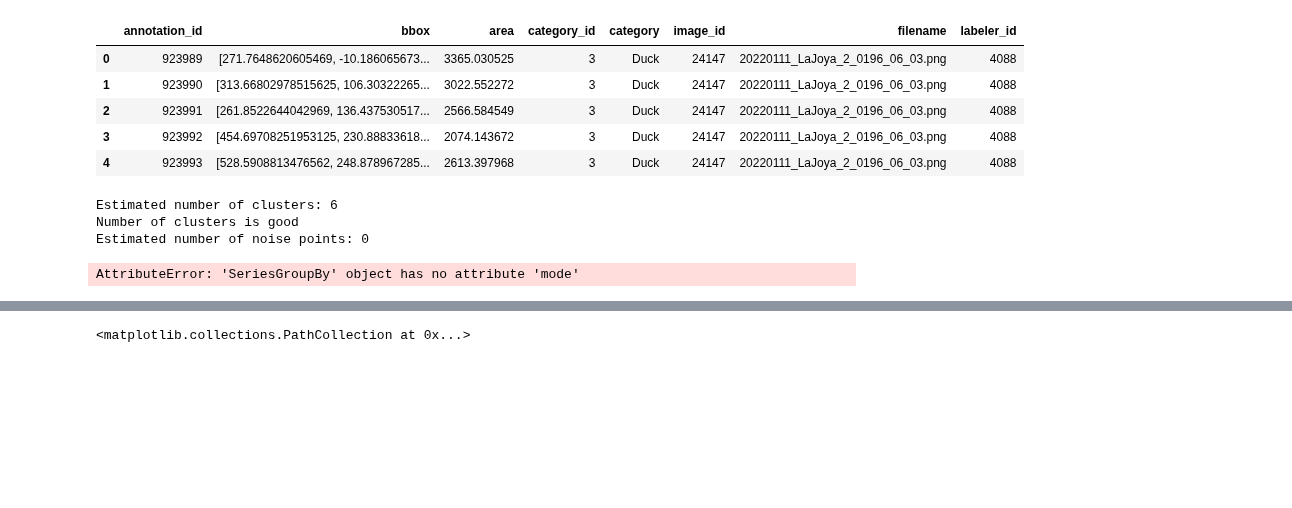
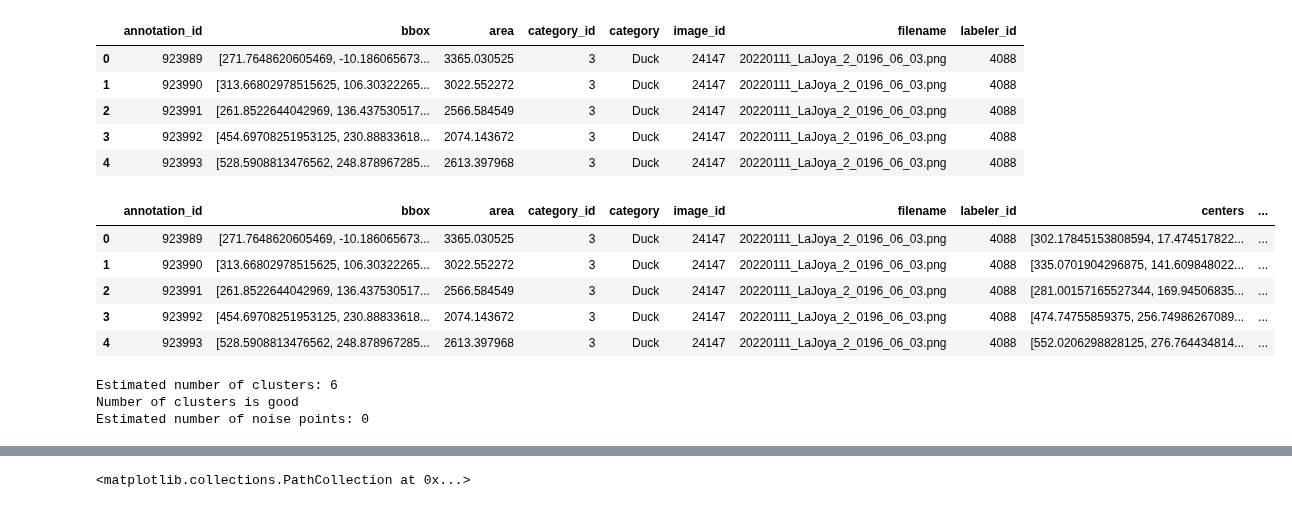
Before and after one commit to rowanoaktree/AggregationScripts, a Jupyter notebook: Scratch/Cluster.ipynb, the cells around one changed output, grey strips where cells are left out. Drawn from its saved outputs; the diff is of its cells as text; code cells hidden in the pictures; blank space fills up the shorter version.

```diff
--- a/Scratch/Cluster.ipynb
+++ b/Scratch/Cluster.ipynb
@@ -55,27 +55,47 @@ df.head()
 # %%
 #PREPARE DATA FOR INPUT INTO DBSCAN
 
-#bboxes, filenames, cats = df["bbox"].to_list(), df["filename"].to_list(), df["category"].to_list()
-bboxes, filenames, cats = df["bbox"], df["filename"], df["category"]
-
-#2- Derive bounding box centers and append as new column
-#Derive centers for all bboxes
+#Derive bounding box centers
+bboxes = df["bbox"]
+c_x = []
+c_y = []
 x = []
 y = []
+w = []
+h = []
 centers = []
 for coord in bboxes:
     center = (coord[0]+(coord[2]/2), coord[1]+(coord[3]/2))
-    x.append(center[0])
-    y.append(center[1])
+    c_x.append(center[0])
+    c_y.append(center[1])
+    x.append(coord[0])
+    y.append(coord[1])
+    w.append(coord[2])
+    h.append(coord[3])
     centers.append(center)
 #Make these centers into a coordinate format
 coords = []
 for row in centers:
     coord = list(row)
     coords.append(coord)
+#Append new columns to dataframe for manipulating later
 df["centers"] = coords
+df['x'] = x
+df['y'] = y
+df['w'] = w
+df['h'] = h
+
 #Transform into numpy array for input into DBSCAN
 array = np.array(coords)
+# %%
+df.head()
+# %% [output]
+|  | annotation_id | bbox | area | category_id | category | image_id | filename | labeler_id | centers | ... |
+| 0 | 923989 | [271.7648620605469, -10.186065673... | 3365.030525 | 3 | Duck | 24147 | 20220111_LaJoya_2_0196_06_03.png | 4088 | [302.17845153808594, 17.474517822... | ... |
+| 1 | 923990 | [313.66802978515625, 106.30322265... | 3022.552272 | 3 | Duck | 24147 | 20220111_LaJoya_2_0196_06_03.png | 4088 | [335.0701904296875, 141.609848022... | ... |
+| 2 | 923991 | [261.8522644042969, 136.437530517... | 2566.584549 | 3 | Duck | 24147 | 20220111_LaJoya_2_0196_06_03.png | 4088 | [281.00157165527344, 169.94506835... | ... |
+| 3 | 923992 | [454.69708251953125, 230.88833618... | 2074.143672 | 3 | Duck | 24147 | 20220111_LaJoya_2_0196_06_03.png | 4088 | [474.74755859375, 256.74986267089... | ... |
+| 4 | 923993 | [528.5908813476562, 248.878967285... | 2613.397968 | 3 | Duck | 24147 | 20220111_LaJoya_2_0196_06_03.png | 4088 | [552.0206298828125, 276.764434814... | ... |
 # %%
 #DEFINE VISUALIZATION PARAMETERS FOR DBSCAN OUTPUTS
 def plot_dbscan(db, X):
@@ -131,7 +151,3 @@ df["cluster_id"] = labels
 Estimated number of clusters: 6
 Number of clusters is good
 Estimated number of noise points: 0
-# %%
-df.groupby("cluster_id").agg({"category_id": ['mode']})
-# %% [output]
-AttributeError: 'SeriesGroupBy' object has no attribute 'mode'
```
Also changed, not shown: parts of 5 cells of this notebook.
